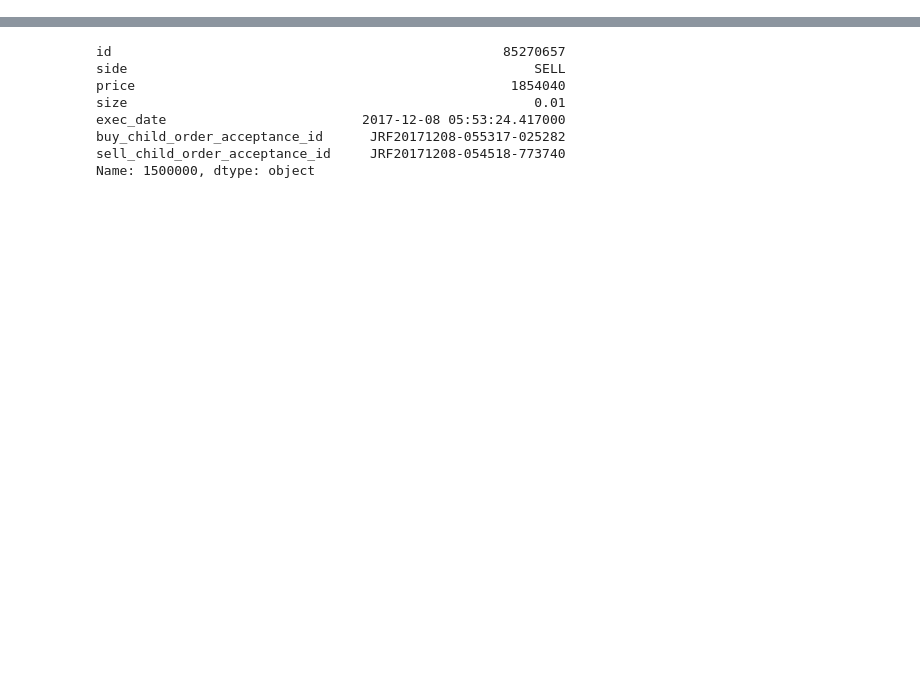
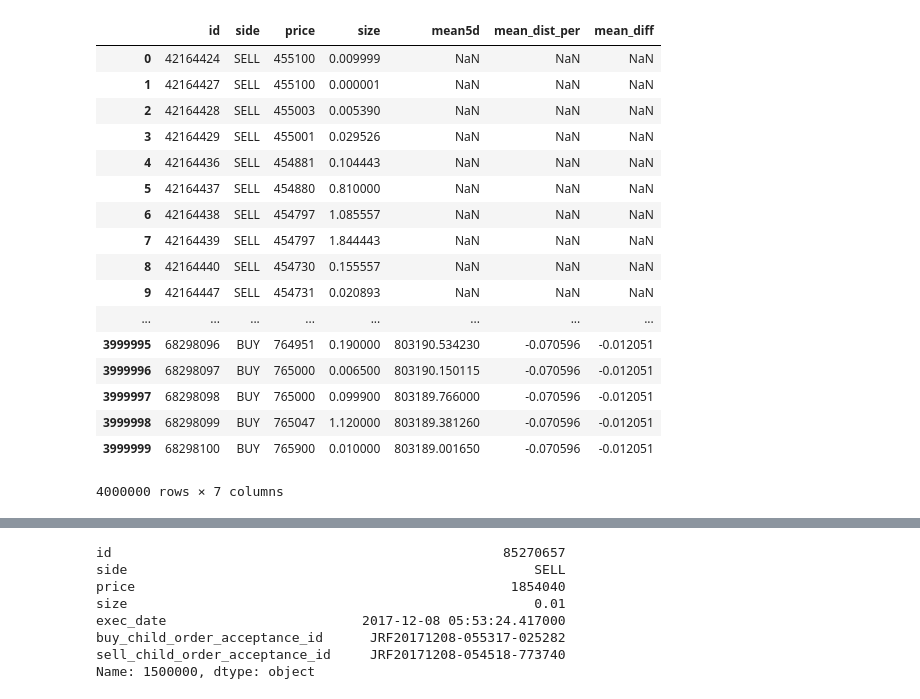
Before and after one commit to threepipes/PyBitTrader, a Jupyter notebook: simulation.ipynb, the cells around one changed output, grey strips where cells are left out. Cells and saved outputs as stored; diff of their text form; code cells hidden in the pictures; blank space fills up the shorter version.

```diff
--- a/simulation.ipynb
+++ b/simulation.ipynb
@@ -34,3 +70,30 @@ df
+# %%
+day5 = 200000
+day1 = day5 // 5
+df = df[['id', 'side', 'price', 'size']]
+df['mean5d'] = df.price.rolling(day5).mean()
+df['mean_dist_per'] = 1 - df.mean5d / df.price.rolling(day1).mean()
+df['mean_diff'] = df.mean_dist_per - df.mean_dist_per.shift(day1)
+df
+# %% [output]
+|  | id | side | price | size | mean5d | mean_dist_per | mean_diff |
+| 0 | 42164424 | SELL | 455100 | 0.009999 | NaN | NaN | NaN |
+| 1 | 42164427 | SELL | 455100 | 0.000001 | NaN | NaN | NaN |
+| 2 | 42164428 | SELL | 455003 | 0.005390 | NaN | NaN | NaN |
+| 3 | 42164429 | SELL | 455001 | 0.029526 | NaN | NaN | NaN |
+| 4 | 42164436 | SELL | 454881 | 0.104443 | NaN | NaN | NaN |
+| 5 | 42164437 | SELL | 454880 | 0.810000 | NaN | NaN | NaN |
+| 6 | 42164438 | SELL | 454797 | 1.085557 | NaN | NaN | NaN |
+| 7 | 42164439 | SELL | 454797 | 1.844443 | NaN | NaN | NaN |
+| 8 | 42164440 | SELL | 454730 | 0.155557 | NaN | NaN | NaN |
+| 9 | 42164447 | SELL | 454731 | 0.020893 | NaN | NaN | NaN |
+| ... | ... | ... | ... | ... | ... | ... | ... |
+| 3999995 | 68298096 | BUY | 764951 | 0.190000 | 803190.534230 | -0.070596 | -0.012051 |
+| 3999996 | 68298097 | BUY | 765000 | 0.006500 | 803190.150115 | -0.070596 | -0.012051 |
+| 3999997 | 68298098 | BUY | 765000 | 0.099900 | 803189.766000 | -0.070596 | -0.012051 |
+| 3999998 | 68298099 | BUY | 765047 | 1.120000 | 803189.381260 | -0.070596 | -0.012051 |
+| 3999999 | 68298100 | BUY | 765900 | 0.010000 | 803189.001650 | -0.070596 | -0.012051 |
+4000000 rows × 7 columns
 # %%
 from matplotlib import pyplot as plt
 %matplotlib inline
```
Also changed, not shown: parts of 36 cells of this notebook, 6 other files.
